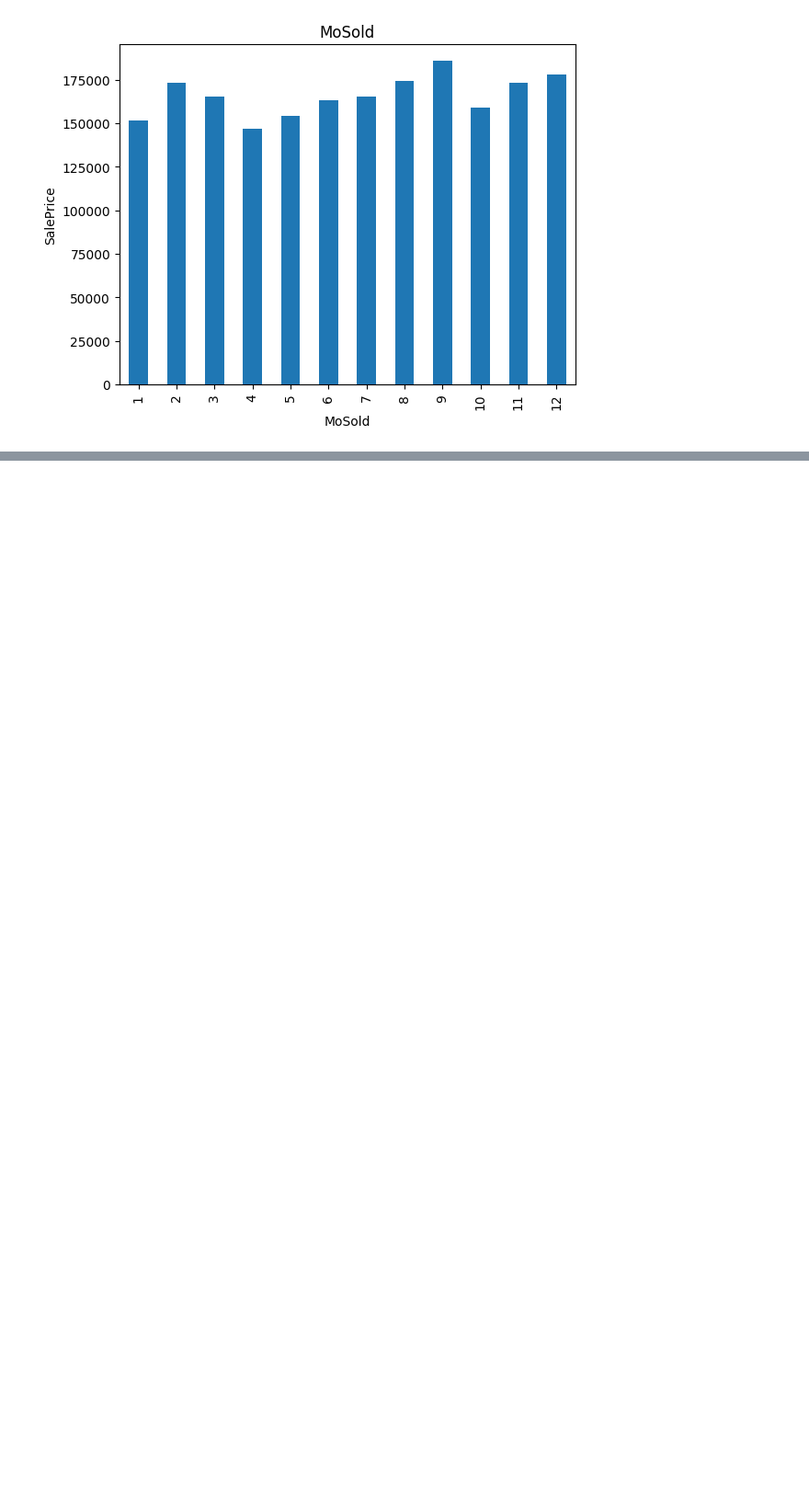
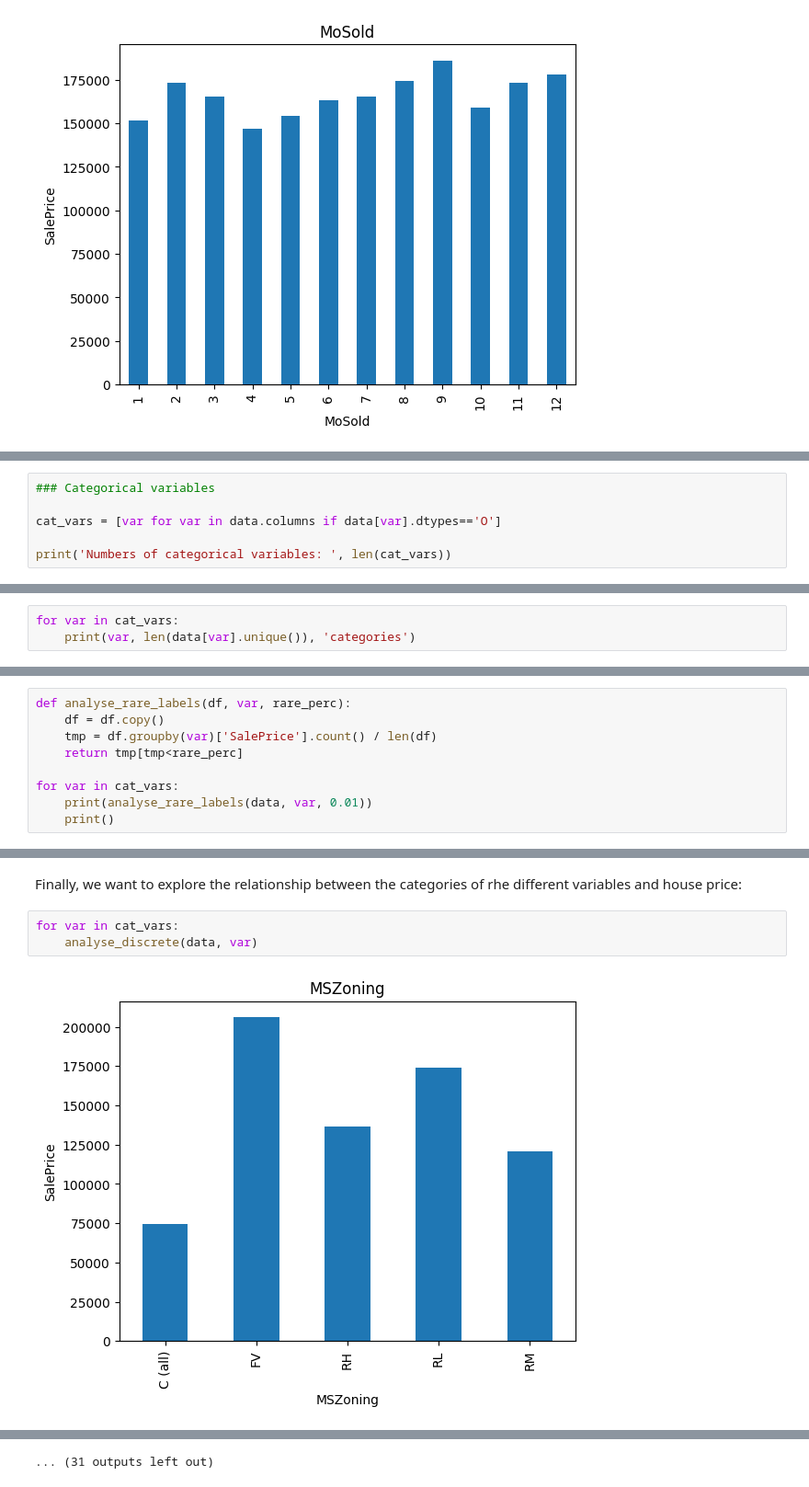
Before and after one commit to adwiza/rl, a Jupyter notebook: HousePrice.ipynb, the cells around one changed output, grey strips where cells are left out. Shown at 92% size. Saved outputs shown, nothing was run; the diff lists cells and outputs as text; blank space fills up the shorter version.

```diff
--- a/HousePrice.ipynb
+++ b/HousePrice.ipynb
@@ -202,0 +306,6 @@ for var in discrete_vars:
+# %%
+### Categorical variables
+
+cat_vars = [var for var in data.columns if data[var].dtypes=='O']
+
+print('Numbers of categorical variables: ', len(cat_vars))
@@ -202,0 +327,3 @@ for var in discrete_vars:
+# %%
+for var in cat_vars:
+    print(var, len(data[var].unique()), 'categories')
@@ -202,0 +354,9 @@ for var in discrete_vars:
+# %%
+def analyse_rare_labels(df, var, rare_perc):
+    df = df.copy()
+    tmp = df.groupby(var)['SalePrice'].count() / len(df)
+    return tmp[tmp<rare_perc]
+
+for var in cat_vars:
+    print(analyse_rare_labels(data, var, 0.01))
+    print()
@@ -202,0 +381,7 @@ for var in discrete_vars:
+# %% [markdown]
+Finally, we want to explore the relationship between the categories of rhe different variables and house price:
+# %%
+for var in cat_vars:
+    analyse_discrete(data, var)
+# %% [output]
+[figure, added]
@@ -202,0 +399 @@ for var in discrete_vars:
+... (31 outputs left out)
```
Also changed, not shown: parts of 17 cells of this notebook, 1 other file.
